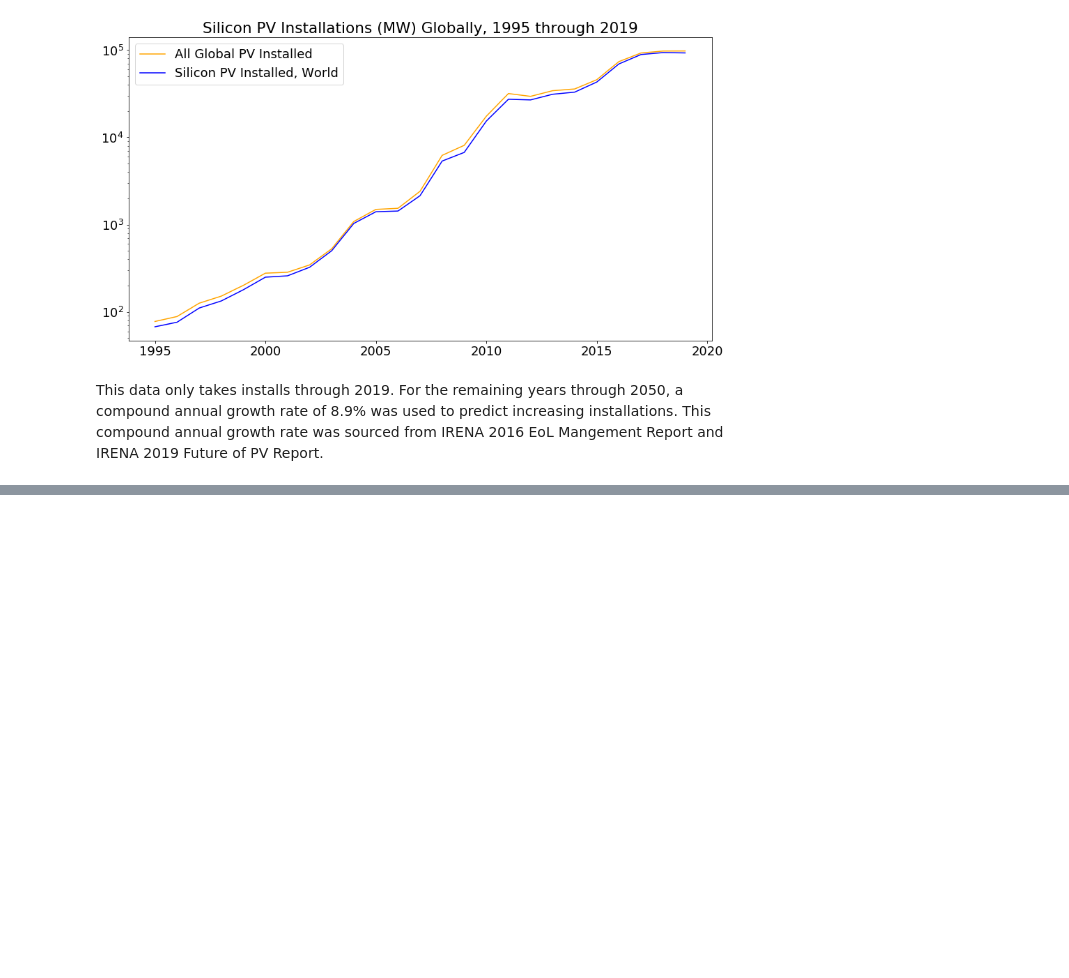
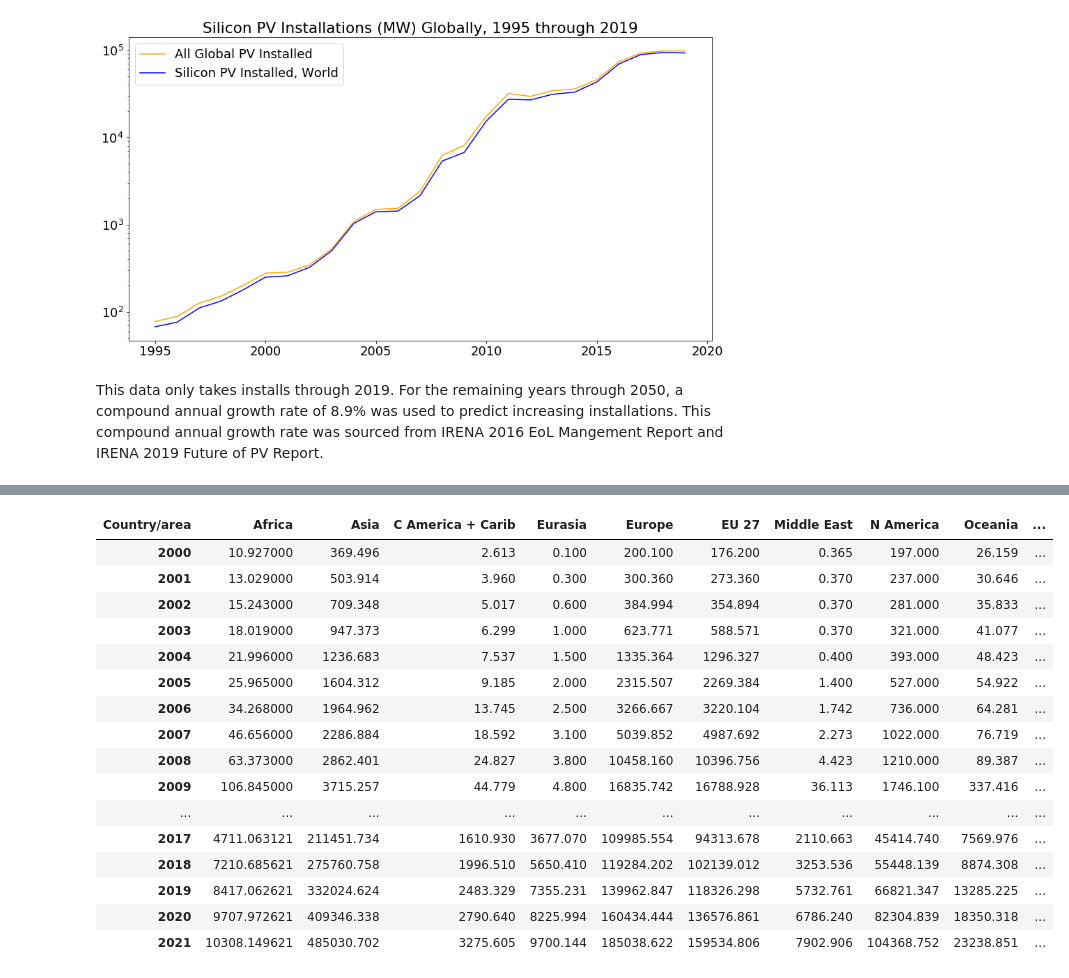
Before and after one commit to NREL/PV_ICE, a Jupyter notebook: docs/tutorials/baseline development documentation/(baseline development) PV Installations - Global.ipynb, the cells around one changed output, grey strips where cells are left out. Cells and saved outputs as stored; diff of their text form; code cells hidden in the pictures; blank space fills up the shorter version.

Commit message:
Added IRENA world installs munging
now have world PV net additions by country and region and world. from IRENA since 2000

```diff
--- a/docs/tutorials/baseline development documentation/(baseline development) PV Installations - Global.ipynb
+++ b/docs/tutorials/baseline development documentation/(baseline development) PV Installations - Global.ipynb
@@ -135,0 +150,35 @@ This data only takes installs through 2019. For the remaining years through 2050
+# %%
+IRENA_raw_file = os.path.join(supportMatfolder, 'HistoricalCapacityWorld-QueryResult-PVNetAdds.xlsx')
+IRENA_global_raw = pd.read_excel(IRENA_raw_file, header=7, index_col=0) #set Country/area as index
+#remove the flag indicator columns or any unnamed
+IRENA_global_raw.drop(columns=list(IRENA_global_raw.filter(like='Unnamed')), inplace=True)
+IRENA_global_raw.drop(columns=['Technology','Indicator'], inplace=True) #drop these columns
+# %%
+IRENA_locs = list(IRENA_global_raw.index)
+regions = ['Africa','Asia','C America + Carib','Eurasia','Europe','EU 27','Middle East','N America','Oceania','S America']
+countries = [i for i in IRENA_locs if i not in regions] #leaves in world
+# %%
+IRENA_global = IRENA_global_raw.T
+# %%
+IRENA_regions = IRENA_global.loc[:,regions]
+IRENA_countries = IRENA_global.loc[:,countries]
+# %%
+IRENA_regions
+# %% [output]
+| Country/area | Africa | Asia | C America + Carib | Eurasia | Europe | EU 27 | Middle East | N America | Oceania | ... |
+| 2000 | 10.927000 | 369.496 | 2.613 | 0.100 | 200.100 | 176.200 | 0.365 | 197.000 | 26.159 | ... |
+| 2001 | 13.029000 | 503.914 | 3.960 | 0.300 | 300.360 | 273.360 | 0.370 | 237.000 | 30.646 | ... |
+| 2002 | 15.243000 | 709.348 | 5.017 | 0.600 | 384.994 | 354.894 | 0.370 | 281.000 | 35.833 | ... |
+| 2003 | 18.019000 | 947.373 | 6.299 | 1.000 | 623.771 | 588.571 | 0.370 | 321.000 | 41.077 | ... |
+| 2004 | 21.996000 | 1236.683 | 7.537 | 1.500 | 1335.364 | 1296.327 | 0.400 | 393.000 | 48.423 | ... |
+| 2005 | 25.965000 | 1604.312 | 9.185 | 2.000 | 2315.507 | 2269.384 | 1.400 | 527.000 | 54.922 | ... |
+| 2006 | 34.268000 | 1964.962 | 13.745 | 2.500 | 3266.667 | 3220.104 | 1.742 | 736.000 | 64.281 | ... |
+| 2007 | 46.656000 | 2286.884 | 18.592 | 3.100 | 5039.852 | 4987.692 | 2.273 | 1022.000 | 76.719 | ... |
+| 2008 | 63.373000 | 2862.401 | 24.827 | 3.800 | 10458.160 | 10396.756 | 4.423 | 1210.000 | 89.387 | ... |
+| 2009 | 106.845000 | 3715.257 | 44.779 | 4.800 | 16835.742 | 16788.928 | 36.113 | 1746.100 | 337.416 | ... |
+| ... | ... | ... | ... | ... | ... | ... | ... | ... | ... | ... |
+| 2017 | 4711.063121 | 211451.734 | 1610.930 | 3677.070 | 109985.554 | 94313.678 | 2110.663 | 45414.740 | 7569.976 | ... |
+| 2018 | 7210.685621 | 275760.758 | 1996.510 | 5650.410 | 119284.202 | 102139.012 | 3253.536 | 55448.139 | 8874.308 | ... |
+| 2019 | 8417.062621 | 332024.624 | 2483.329 | 7355.231 | 139962.847 | 118326.298 | 5732.761 | 66821.347 | 13285.225 | ... |
+| 2020 | 9707.972621 | 409346.338 | 2790.640 | 8225.994 | 160434.444 | 136576.861 | 6786.240 | 82304.839 | 18350.318 | ... |
+| 2021 | 10308.149621 | 485030.702 | 3275.605 | 9700.144 | 185038.622 | 159534.806 | 7902.906 | 104368.752 | 23238.851 | ... |
```
Also changed, not shown: parts of 4 cells of this notebook, 3 other files.
